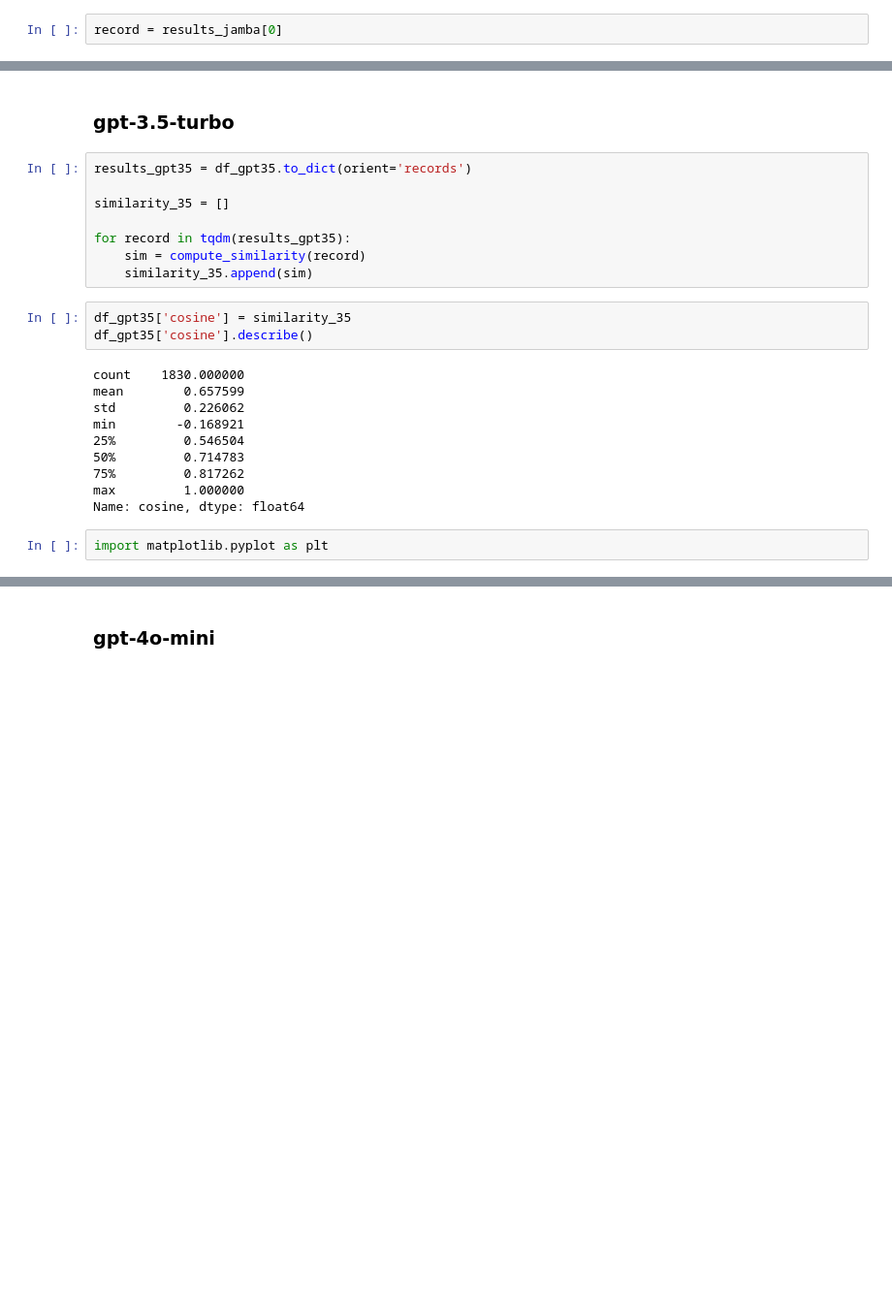
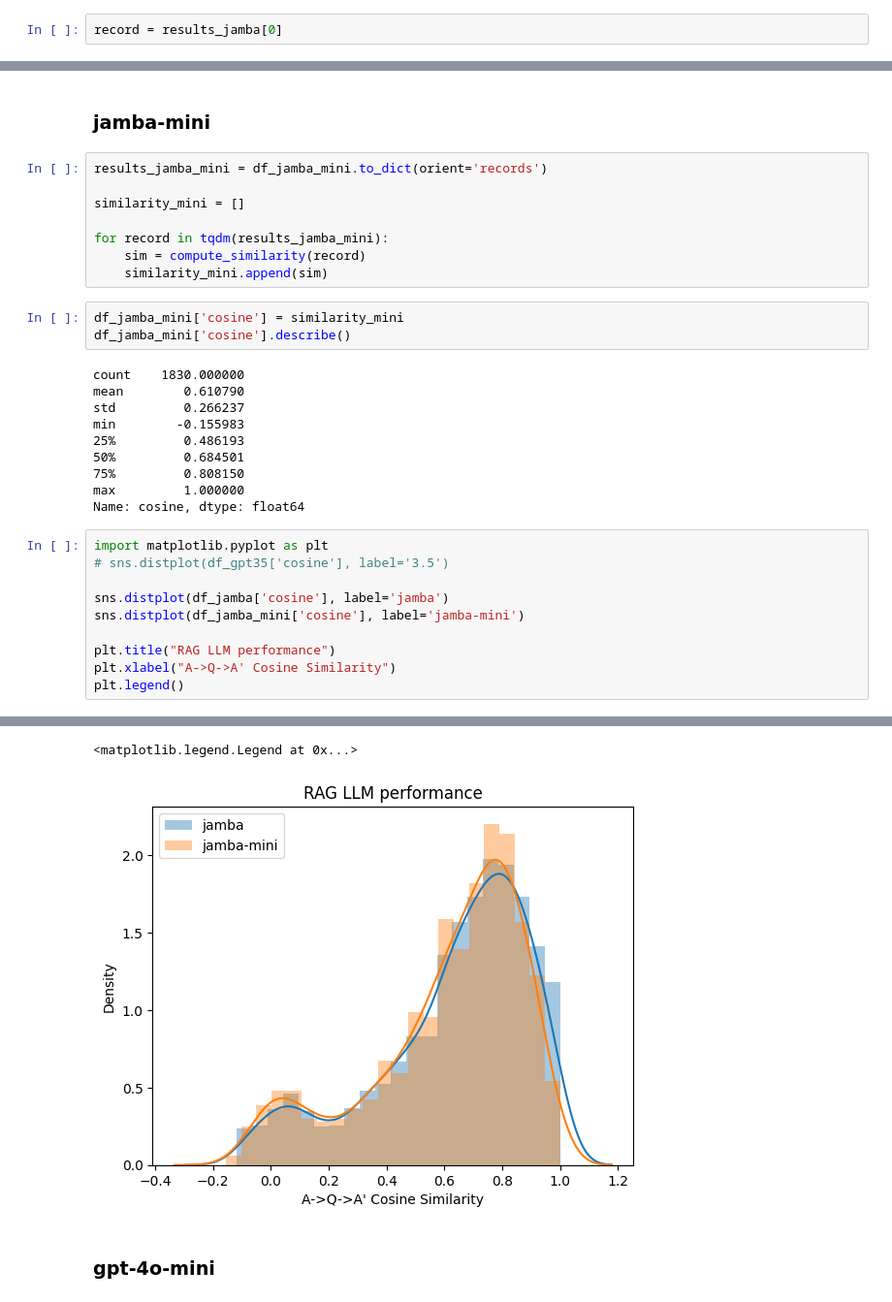
Before and after one commit to varunsood189/llm-zoomcap, a Jupyter notebook: lesson4/offline-rag-evaluation.ipynb, the cells around one changed output, grey strips where cells are left out. Shown at 97% size. Drawn from its saved outputs; the diff is of its cells as text; blank space fills up the shorter version.

```diff
--- a/lesson4/offline-rag-evaluation.ipynb
+++ b/lesson4/offline-rag-evaluation.ipynb
@@ -391,25 +456,34 @@ Matplotlib is building the font cache; this may take a moment.
 # %% [markdown]
-### gpt-3.5-turbo
+### jamba-mini
-# %%
-results_gpt35 = df_gpt35.to_dict(orient='records')
-
-similarity_35 = []
-
-for record in tqdm(results_gpt35):
-    sim = compute_similarity(record)
-    similarity_35.append(sim)
+# %%
+results_jamba_mini = df_jamba_mini.to_dict(orient='records')
+
+similarity_mini = []
+
+for record in tqdm(results_jamba_mini):
+    sim = compute_similarity(record)
+    similarity_mini.append(sim)
 # %%
-df_gpt35['cosine'] = similarity_35
-df_gpt35['cosine'].describe()
+df_jamba_mini['cosine'] = similarity_mini
+df_jamba_mini['cosine'].describe()
 # %% [output]
 count    1830.000000
-mean        0.657599
-std         0.226062
-min        -0.168921
-25%         0.546504
-50%         0.714783
-75%         0.817262
+mean        0.610790
+std         0.266237
+min        -0.155983
+25%         0.486193
+50%         0.684501
+75%         0.808150
 max         1.000000
 Name: cosine, dtype: float64
 # %%
 import matplotlib.pyplot as plt
+# sns.distplot(df_gpt35['cosine'], label='3.5')
+
+sns.distplot(df_jamba['cosine'], label='jamba')
+sns.distplot(df_jamba_mini['cosine'], label='jamba-mini')
+
+plt.title("RAG LLM performance")
+plt.xlabel("A->Q->A' Cosine Similarity")
+plt.legend()
+# %% [output]
@@ -416,2 +509,4 @@ import matplotlib.pyplot as plt
+<matplotlib.legend.Legend at 0x...>
+[figure, added]
 # %% [markdown]
 ### gpt-4o-mini
```
Also changed, not shown: parts of 44 cells of this notebook, 2 other files.
